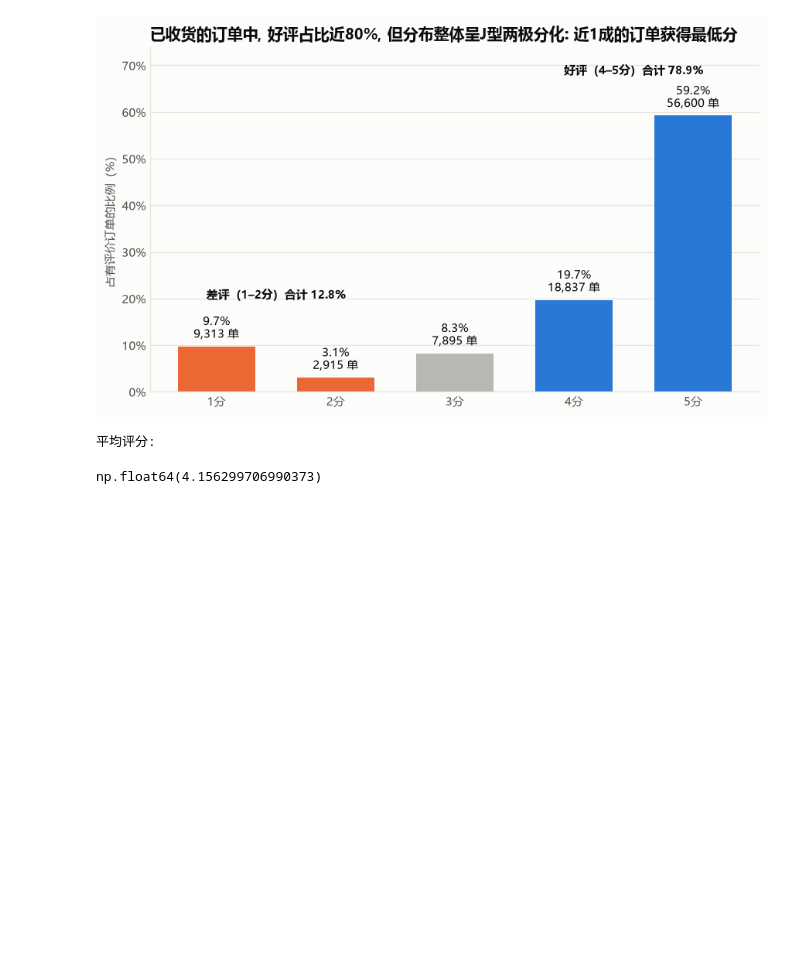
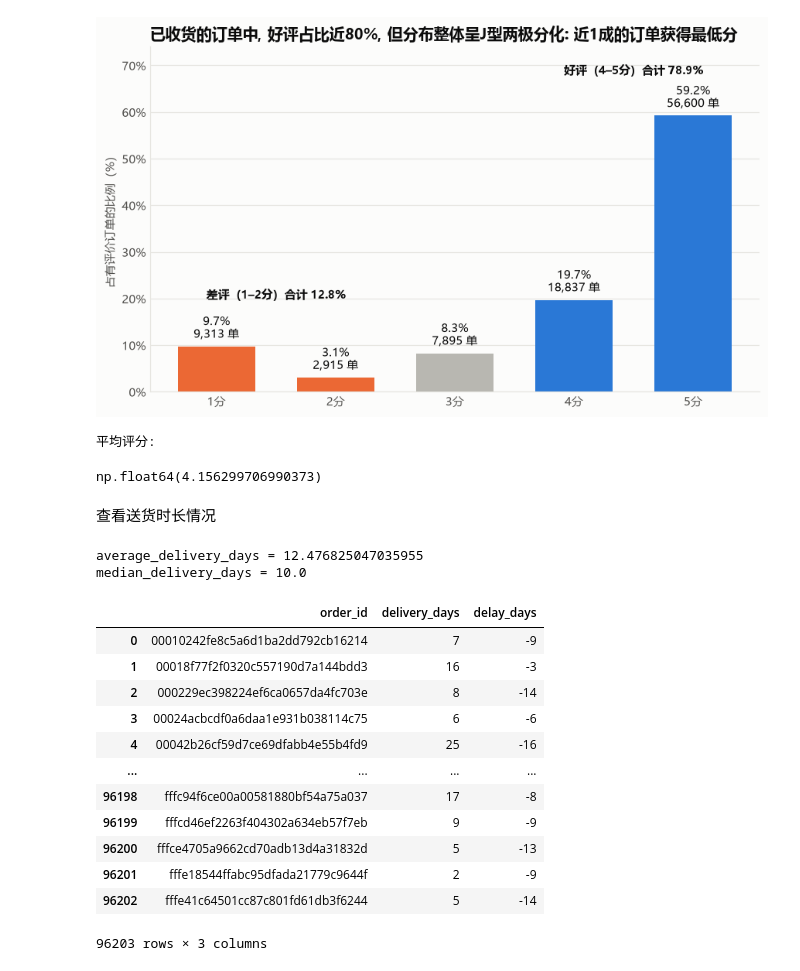
Before and after one commit to LeeMichael-L/olist-analytics, a Jupyter notebook: python/s1_overview.ipynb, the cells around one changed output. Saved outputs shown, nothing was run; the diff lists cells and outputs as text; code cells hidden in the pictures; blank space fills up the shorter version.

```diff
--- a/python/s1_overview.ipynb
+++ b/python/s1_overview.ipynb
@@ -479,3 +479,33 @@ print("平均评分:")
 [figure]
 平均评分:
 np.float64(4.156299706990373)
+# %% [markdown]
+查看送货时长情况
+# %%
+sql = """
+SELECT order_id, DATEDIFF(delivered_customer_ts, purchase_ts) AS delivery_days, DATEDIFF(delivered_customer_ts, estimated_delivery_date) AS delay_days
+FROM dwd_orders
+WHERE order_status = "delivered" AND in_analysis_window = 1 AND is_status_conflict = 0
+"""
+df_delivery = run_query(sql)
+average_delivery_days = df_delivery["delivery_days"].sum() / len(df_delivery)
+median_delivery_days = df_delivery["delivery_days"].median()
+print(f"average_delivery_days = {average_delivery_days}")
+print(f"median_delivery_days = {median_delivery_days}")
+df_delivery
+# %% [output]
+average_delivery_days = 12.476825047035955
+median_delivery_days = 10.0
+|  | order_id | delivery_days | delay_days |
+| 0 | 00010242fe8c5a6d1ba2dd792cb16214 | 7 | -9 |
+| 1 | 00018f77f2f0320c557190d7a144bdd3 | 16 | -3 |
+| 2 | 000229ec398224ef6ca0657da4fc703e | 8 | -14 |
+| 3 | 00024acbcdf0a6daa1e931b038114c75 | 6 | -6 |
+| 4 | 00042b26cf59d7ce69dfabb4e55b4fd9 | 25 | -16 |
+| ... | ... | ... | ... |
+| 96198 | fffc94f6ce00a00581880bf54a75a037 | 17 | -8 |
+| 96199 | fffcd46ef2263f404302a634eb57f7eb | 9 | -9 |
+| 96200 | fffce4705a9662cd70adb13d4a31832d | 5 | -13 |
+| 96201 | fffe18544ffabc95dfada21779c9644f | 2 | -9 |
+| 96202 | fffe41c64501cc87c801fd61db3f6244 | 5 | -14 |
+96203 rows × 3 columns
```
Also changed, not shown: parts of 2 cells of this notebook, 1 other file.
